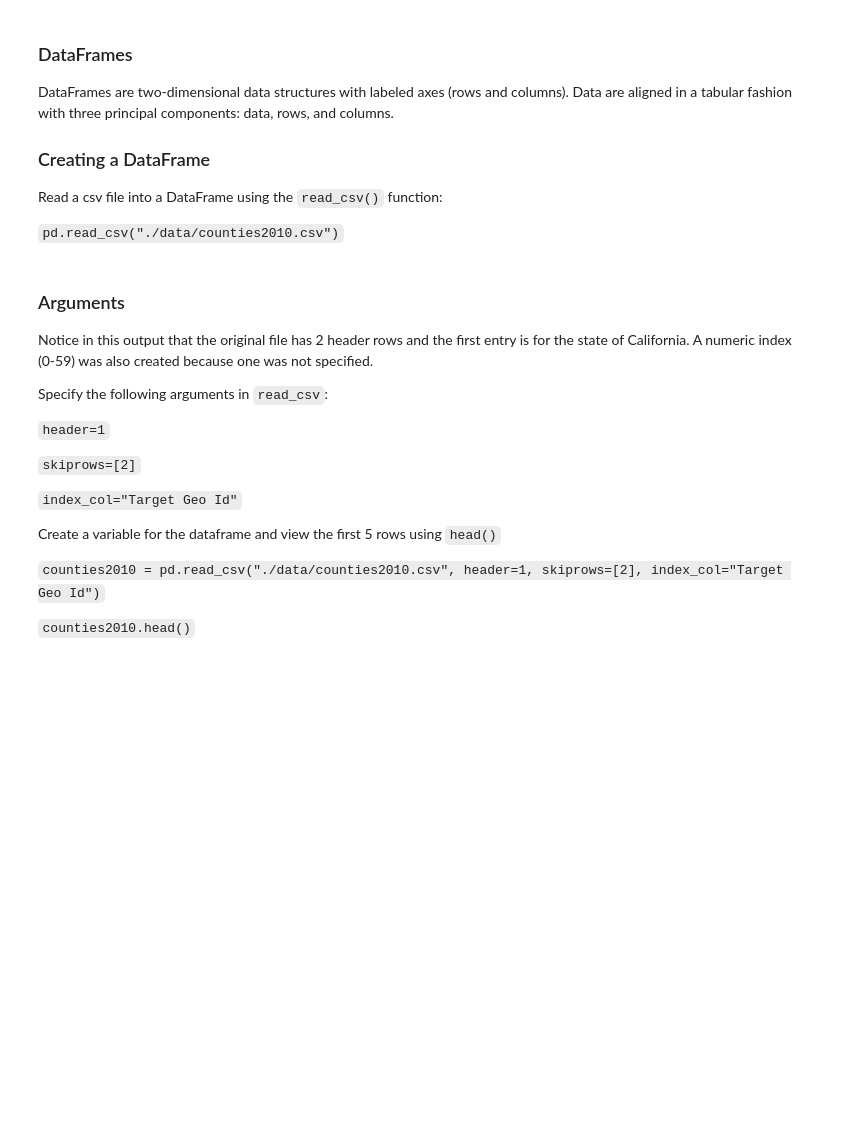
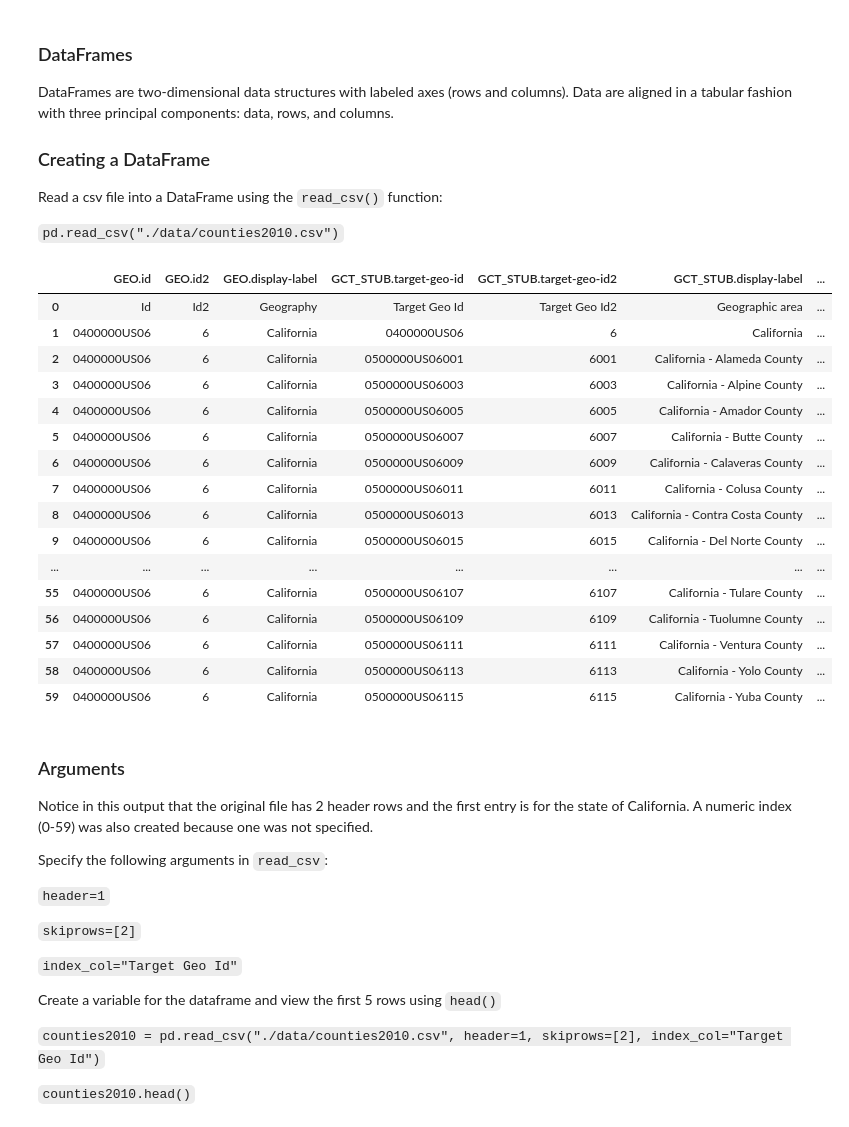
Before and after one commit to kimdurante/Pandas, a Jupyter notebook: completed_notebooks/1_Introduction to Pandas.ipynb, the cells around one changed output. Drawn from its saved outputs; the diff is of its cells as text; code cells hidden in the pictures; blank space fills up the shorter version.

```diff
--- a/completed_notebooks/1_Introduction to Pandas.ipynb
+++ b/completed_notebooks/1_Introduction to Pandas.ipynb
@@ -40,6 +59,26 @@ DataFrames are two-dimensional data structures with labeled axes (rows and colum
 Read a csv file into a DataFrame using the `read_csv()` function:
 
 `pd.read_csv("./data/counties2010.csv")`
+# %%
+pd.read_csv("../data/counties2010.csv")
+# %% [output]
+|  | GEO.id | GEO.id2 | GEO.display-label | GCT_STUB.target-geo-id | GCT_STUB.target-geo-id2 | GCT_STUB.display-label | ... |
+| 0 | Id | Id2 | Geography | Target Geo Id | Target Geo Id2 | Geographic area | ... |
+| 1 | 0400000US06 | 6 | California | 0400000US06 | 6 | California | ... |
+| 2 | 0400000US06 | 6 | California | 0500000US06001 | 6001 | California - Alameda County | ... |
+| 3 | 0400000US06 | 6 | California | 0500000US06003 | 6003 | California - Alpine County | ... |
+| 4 | 0400000US06 | 6 | California | 0500000US06005 | 6005 | California - Amador County | ... |
+| 5 | 0400000US06 | 6 | California | 0500000US06007 | 6007 | California - Butte County | ... |
+| 6 | 0400000US06 | 6 | California | 0500000US06009 | 6009 | California - Calaveras County | ... |
+| 7 | 0400000US06 | 6 | California | 0500000US06011 | 6011 | California - Colusa County | ... |
+| 8 | 0400000US06 | 6 | California | 0500000US06013 | 6013 | California - Contra Costa County | ... |
+| 9 | 0400000US06 | 6 | California | 0500000US06015 | 6015 | California - Del Norte County | ... |
+| ... | ... | ... | ... | ... | ... | ... | ... |
+| 55 | 0400000US06 | 6 | California | 0500000US06107 | 6107 | California - Tulare County | ... |
+| 56 | 0400000US06 | 6 | California | 0500000US06109 | 6109 | California - Tuolumne County | ... |
+| 57 | 0400000US06 | 6 | California | 0500000US06111 | 6111 | California - Ventura County | ... |
+| 58 | 0400000US06 | 6 | California | 0500000US06113 | 6113 | California - Yolo County | ... |
+| 59 | 0400000US06 | 6 | California | 0500000US06115 | 6115 | California - Yuba County | ... |
 # %% [markdown]
 ### Arguments
 
```
Also changed, not shown: parts of 41 cells of this notebook, 3 other files.
